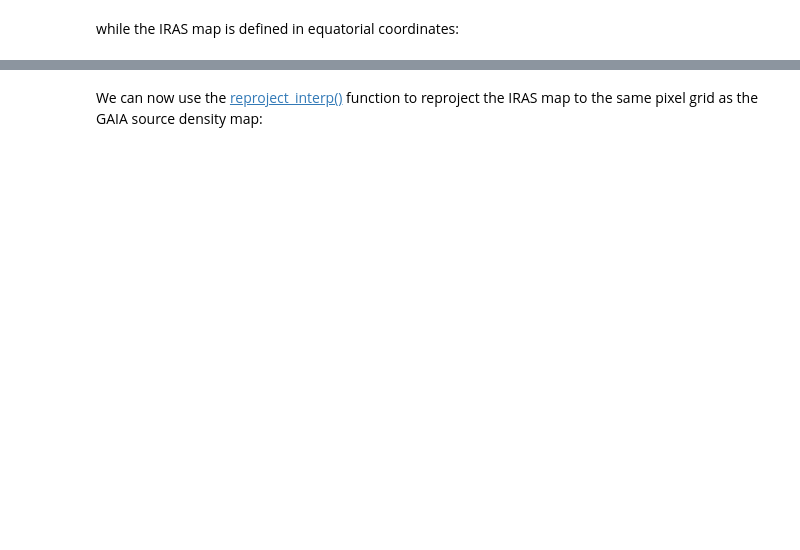
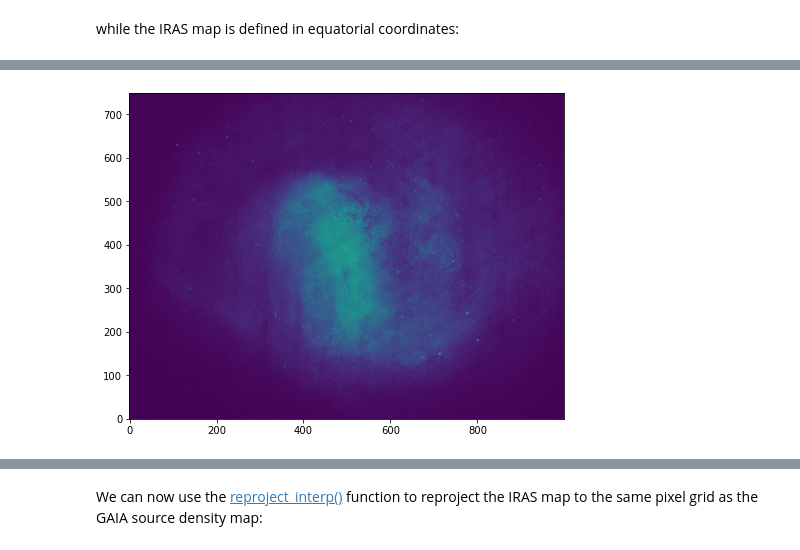
Before and after one commit to maria8ch/ASTR497, a Jupyter notebook: astropy_notebooks/11-reproject.ipynb, the cells around one changed output, grey strips where cells are left out. Cells and saved outputs as stored; diff of their text form; code cells hidden in the pictures; blank space fills up the shorter version.

```diff
--- a/astropy_notebooks/11-reproject.ipynb
+++ b/astropy_notebooks/11-reproject.ipynb
@@ -34,5 +34,9 @@ plt.rc('figure', figsize=(10, 6))
 ## Simple reprojection
 
 We start off by loading the two images of the LMC that we've been working with so far - the source density map from GAIA, and the IRAS 100µm map:
+# %%
+from astropy.io import fits
+hdu_gaia = fits.open('data/LMCDensFits1k.fits')[0]
+hdu_iras = fits.open('data/ISSA_100_LMC.fits')[0]
 # %% [markdown]
 and we extract the WCS from the headers:
@@ -42,0 +77,4 @@ while the IRAS map is defined in equatorial coordinates:
+# %%
+plt.imshow(hdu_gaia.data, vmax=200);
+# %% [output]
+[figure, added]
```
Also changed, not shown: parts of 17 cells of this notebook.
